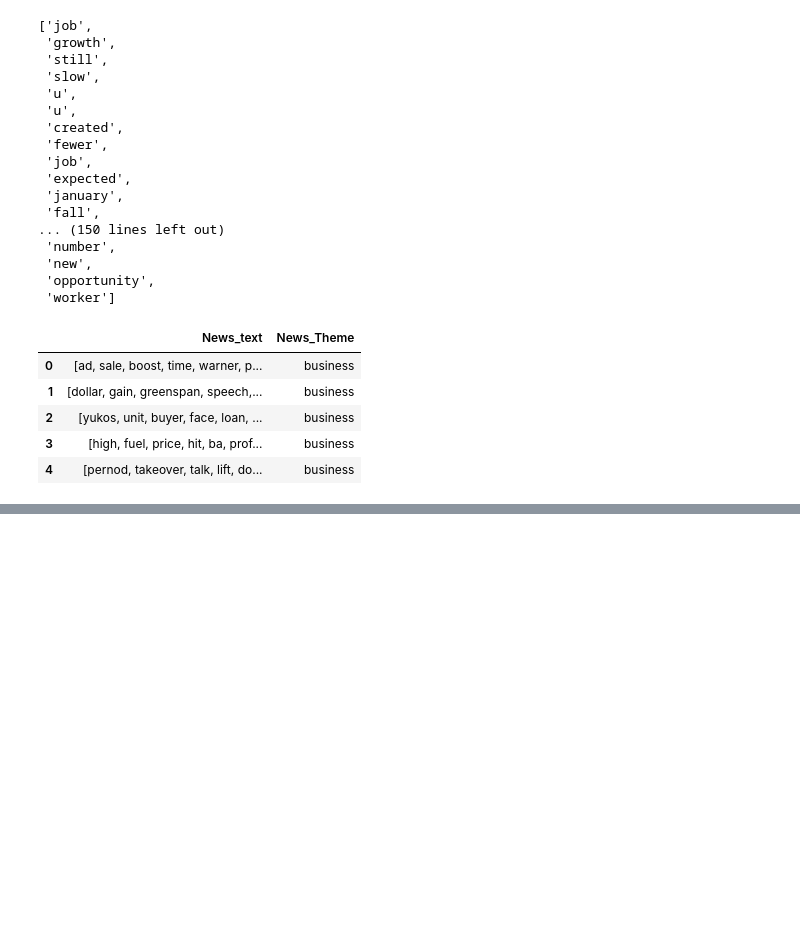
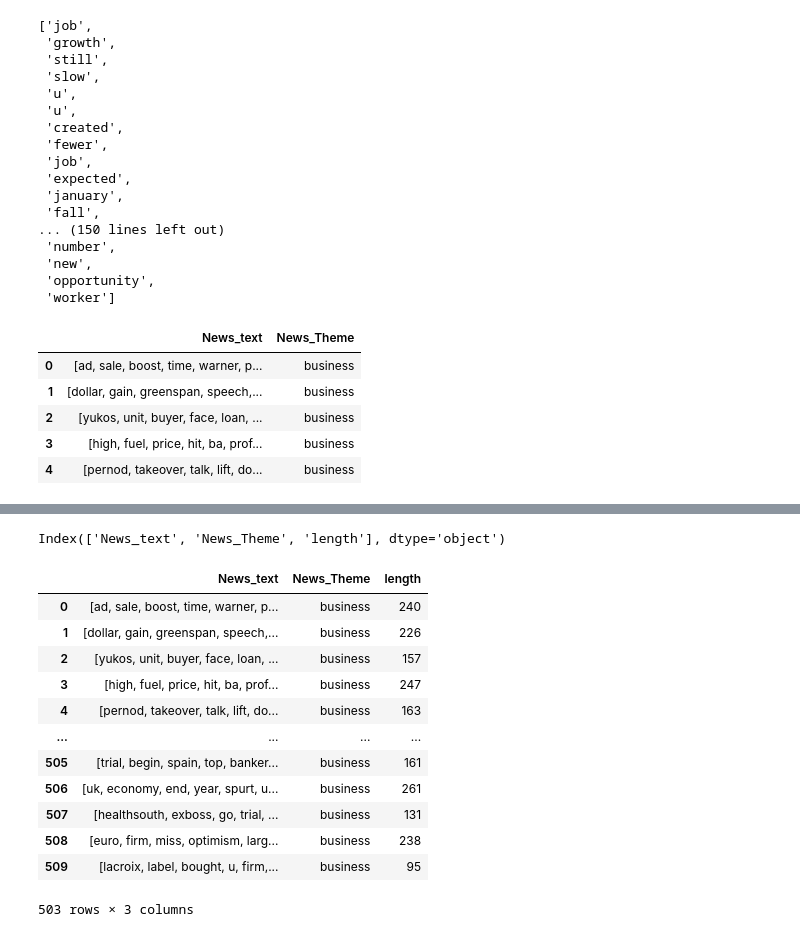
Before and after one commit to sahoomrutyunjaya12345/TopicModellingonNewsArticle, a Jupyter notebook: TopicModellingOnNewsArticle_CapstoneProject.ipynb, the cells around one changed output, grey strips where cells are left out. Drawn from its saved outputs; the diff is of its cells as text; code cells hidden in the pictures; blank space fills up the shorter version.

```diff
--- a/TopicModellingOnNewsArticle_CapstoneProject.ipynb
+++ b/TopicModellingOnNewsArticle_CapstoneProject.ipynb
@@ -476,0 +571,9 @@ data_df.head()
+# %%
+# Creating a function length
+def length(text):
+  '''a function which returns the length of text'''
+  return len(text)
+# %%
+# applying to our dataset
+data_df['length'] = data_df['News_text'].apply(length)
+data_df.head(10)
@@ -476,0 +592,27 @@ data_df.head()
+# %%
+data_df.columns
+# %% [output]
+Index(['News_text', 'News_Theme', 'length'], dtype='object')
+# %%
+# Storing the different news_theme in different variable
+Business_data = data_df[data_df['News_Theme'] == 'business']
+Entertainment_data = data_df[data_df['News_Theme'] == 'entertainment']
+Politics_data = data_df[data_df['News_Theme'] == 'politics']
+Sport_data = data_df[data_df['News_Theme'] == 'sport']
+Tech_data = data_df[data_df['News_Theme'] == 'tech']
+# %%
+Business_data
+# %% [output]
+|  | News_text | News_Theme | length |
+| 0 | [ad, sale, boost, time, warner, p... | business | 240 |
+| 1 | [dollar, gain, greenspan, speech,... | business | 226 |
+| 2 | [yukos, unit, buyer, face, loan, ... | business | 157 |
+| 3 | [high, fuel, price, hit, ba, prof... | business | 247 |
+| 4 | [pernod, takeover, talk, lift, do... | business | 163 |
+| ... | ... | ... | ... |
+| 505 | [trial, begin, spain, top, banker... | business | 161 |
+| 506 | [uk, economy, end, year, spurt, u... | business | 261 |
+| 507 | [healthsouth, exboss, go, trial, ... | business | 131 |
+| 508 | [euro, firm, miss, optimism, larg... | business | 238 |
+| 509 | [lacroix, label, bought, u, firm,... | business | 95 |
+503 rows × 3 columns
```
Also changed, not shown: parts of 21 cells of this notebook.
